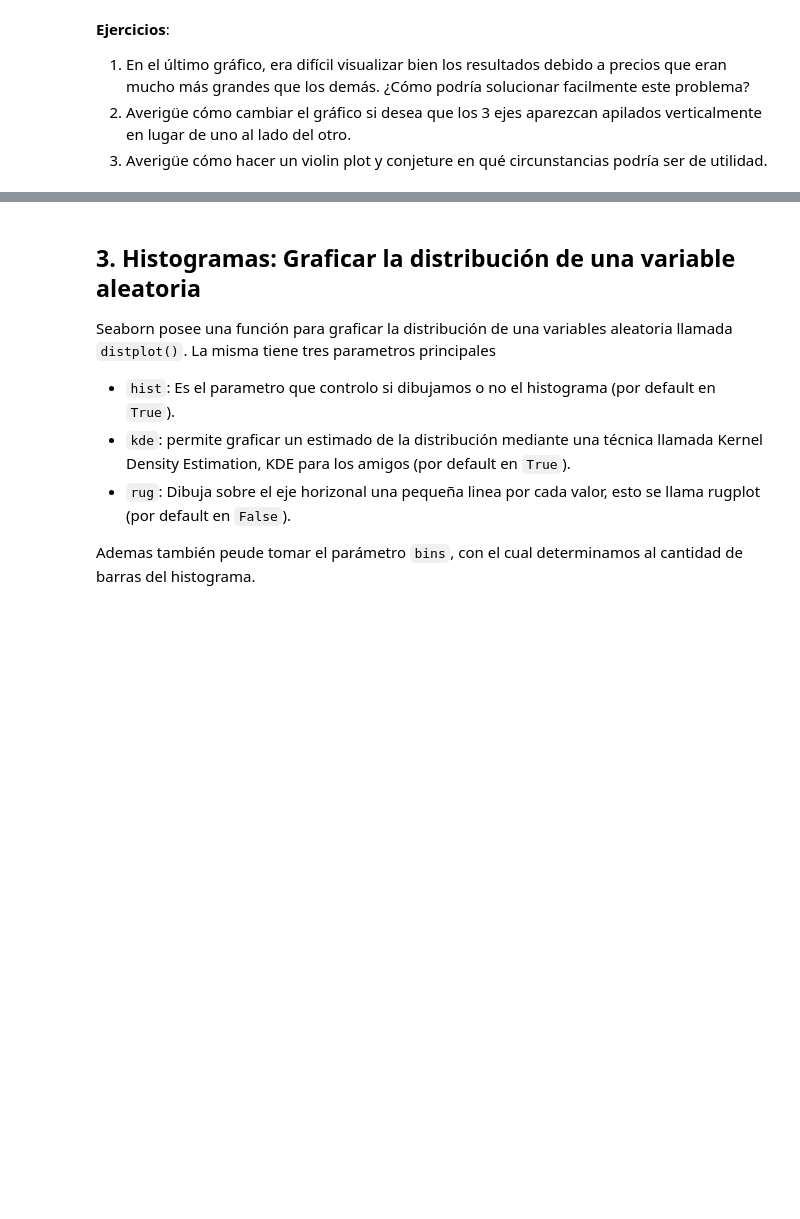
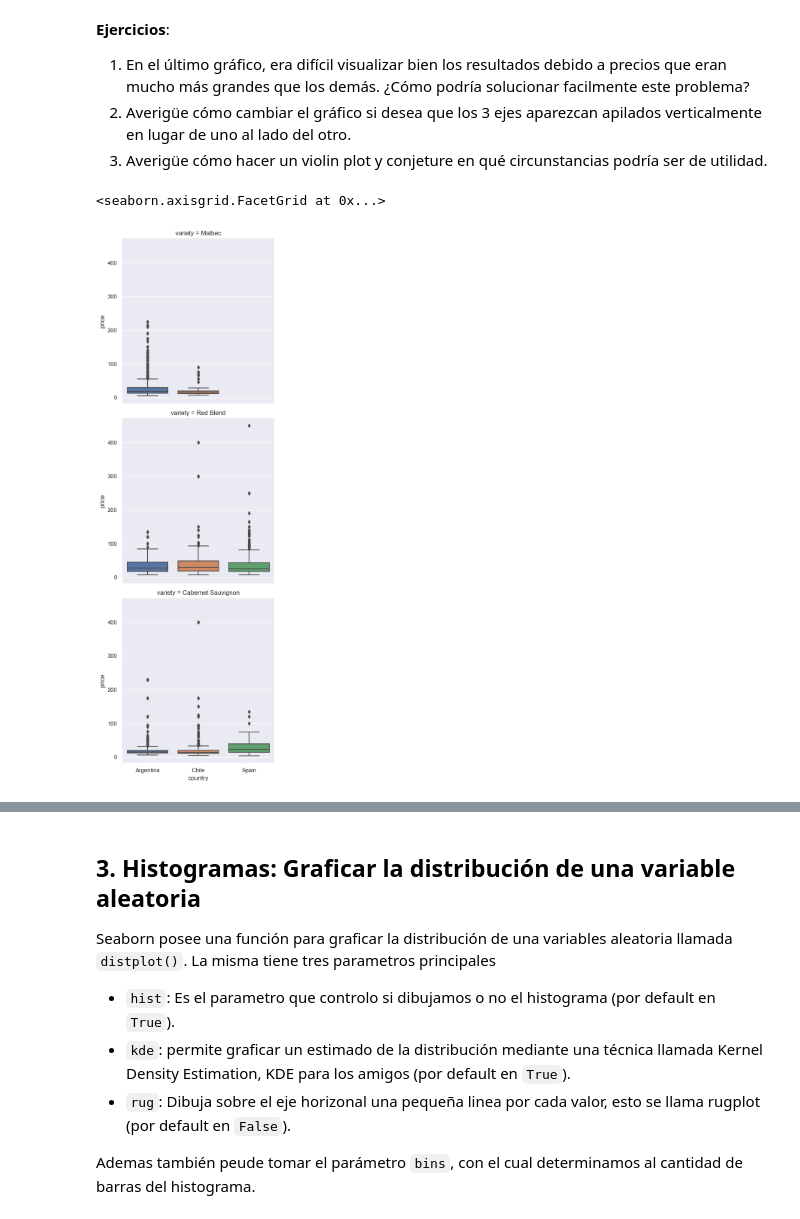
Before and after one commit to ksfajardo/M5, a Jupyter notebook: Clase 07/Visualizacion Seaborn.ipynb, the cells around one changed output, grey strips where cells are left out. Drawn from its saved outputs; the diff is of its cells as text; code cells hidden in the pictures; blank space fills up the shorter version.

Commit message:
seaborn2

```diff
--- a/Clase 07/Visualizacion Seaborn.ipynb
+++ b/Clase 07/Visualizacion Seaborn.ipynb
@@ -226,3 +226,9 @@ sns.catplot(x="country", y="points", col="variety", kind='box' , data=vinos)
 1. En el último gráfico, era difícil visualizar bien los resultados debido a precios que eran mucho más grandes que los demás. ¿Cómo podría solucionar facilmente este problema?
 2. Averigüe cómo cambiar el gráfico si desea que los 3 ejes aparezcan apilados verticalmente en lugar de uno al lado del otro.
 3. Averigüe cómo hacer un violin plot y conjeture en qué circunstancias podría ser de utilidad.
+# %%
+#2
+sns.catplot(x="country", y="price", row="variety", kind='box' , data=vinos)
+# %% [output]
+<seaborn.axisgrid.FacetGrid at 0x...>
+[figure, added]
```
Also changed, not shown: parts of 2 cells of this notebook.
